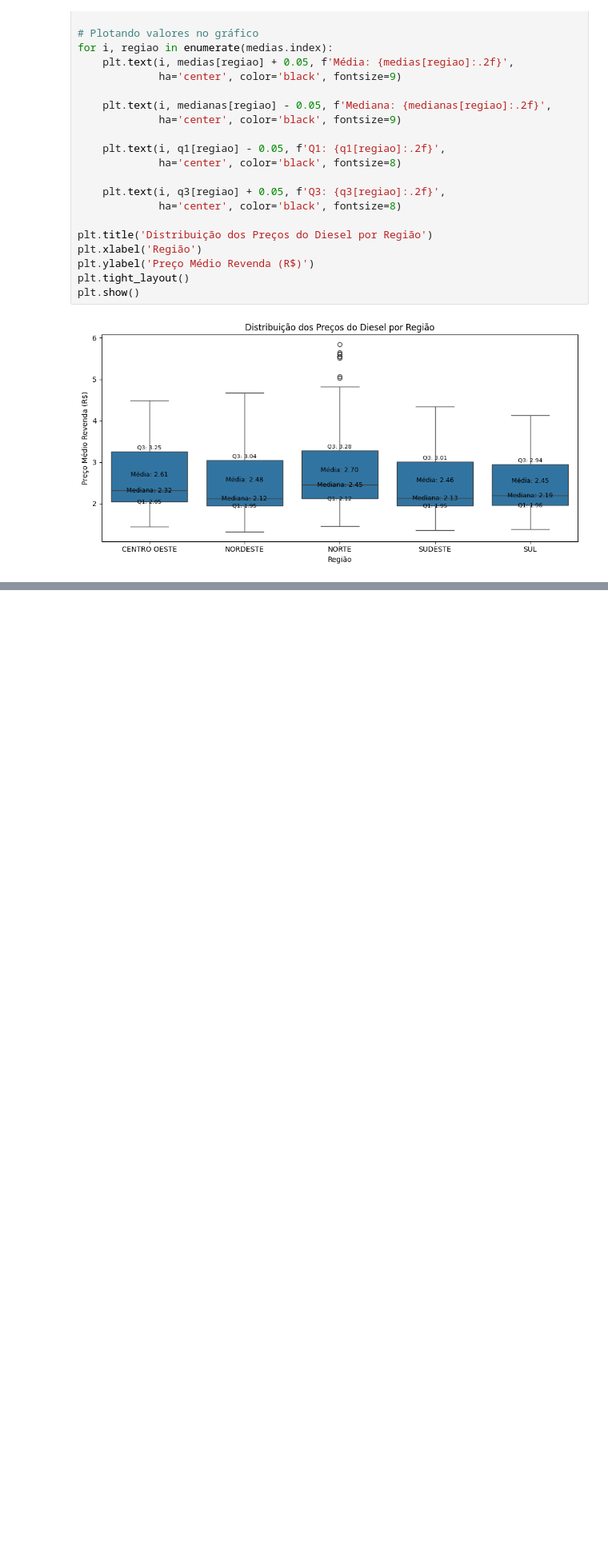
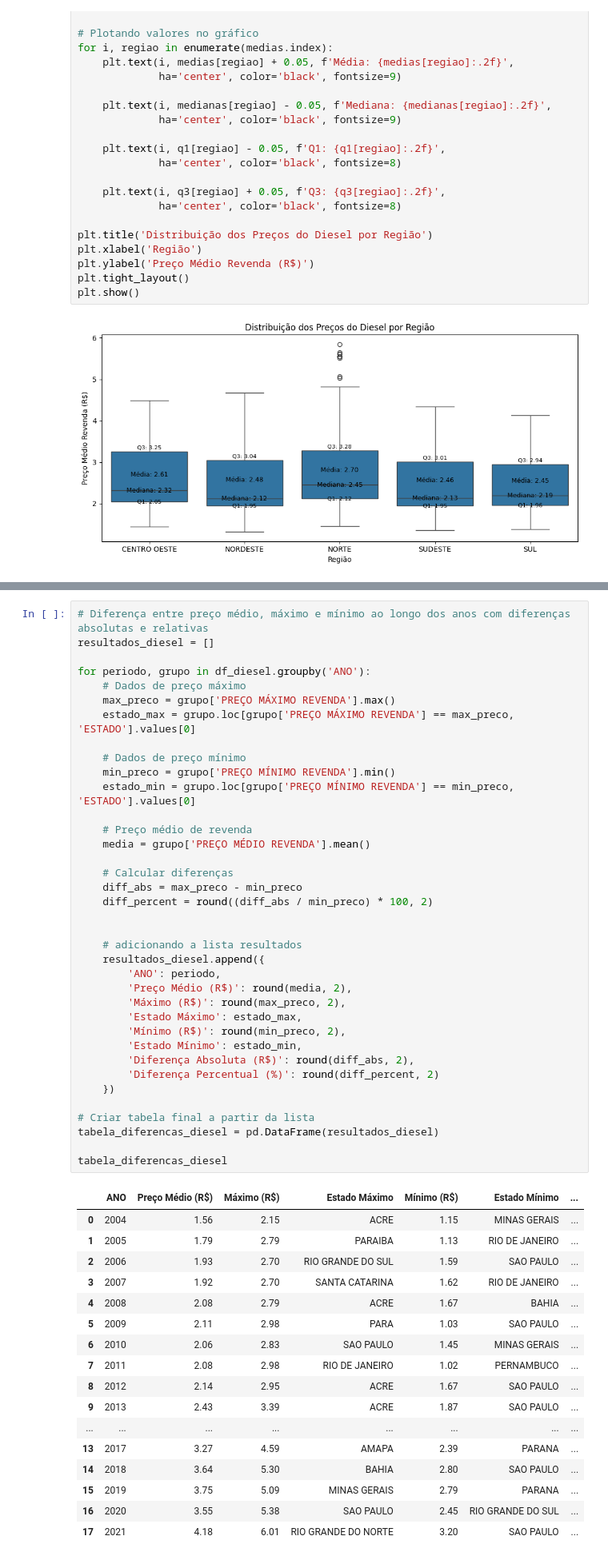
Before and after one commit to eborgesfreitas/analise-combustiveis, a Jupyter notebook: Notebooks/analise_exploratoria.ipynb, the cells around one changed output, grey strips where cells are left out. Shown at 80% size. Cells and saved outputs as stored; diff of their text form; blank space fills up the shorter version.

```diff
--- a/Notebooks/analise_exploratoria.ipynb
+++ b/Notebooks/analise_exploratoria.ipynb
@@ -431,0 +539,55 @@ tabela_diferencas
+# %%
+# Diferença entre preço médio, máximo e mínimo ao longo dos anos com diferenças absolutas e relativas
+resultados_diesel = []
+
+for periodo, grupo in df_diesel.groupby('ANO'):
+    # Dados de preço máximo
+    max_preco = grupo['PREÇO MÁXIMO REVENDA'].max()
+    estado_max = grupo.loc[grupo['PREÇO MÁXIMO REVENDA'] == max_preco, 'ESTADO'].values[0]
+
+    # Dados de preço mínimo
+    min_preco = grupo['PREÇO MÍNIMO REVENDA'].min()
+    estado_min = grupo.loc[grupo['PREÇO MÍNIMO REVENDA'] == min_preco, 'ESTADO'].values[0]
+
+    # Preço médio de revenda
+    media = grupo['PREÇO MÉDIO REVENDA'].mean()
+
+    # Calcular diferenças
+    diff_abs = max_preco - min_preco
+    diff_percent = round((diff_abs / min_preco) * 100, 2)
+
+
+    # adicionando a lista resultados
+    resultados_diesel.append({
+        'ANO': periodo,
+        'Preço Médio (R$)': round(media, 2),
+        'Máximo (R$)': round(max_preco, 2),
+        'Estado Máximo': estado_max,
+        'Mínimo (R$)': round(min_preco, 2),
+        'Estado Mínimo': estado_min,
+        'Diferença Absoluta (R$)': round(diff_abs, 2),
+        'Diferença Percentual (%)': round(diff_percent, 2)
+    })
+
+# Criar tabela final a partir da lista
+tabela_diferencas_diesel = pd.DataFrame(resultados_diesel)
+
+tabela_diferencas_diesel
+# %% [output]
+|  | ANO | Preço Médio (R$) | Máximo (R$) | Estado Máximo | Mínimo (R$) | Estado Mínimo | ... |
+| 0 | 2004 | 1.56 | 2.15 | ACRE | 1.15 | MINAS GERAIS | ... |
+| 1 | 2005 | 1.79 | 2.79 | PARAIBA | 1.13 | RIO DE JANEIRO | ... |
+| 2 | 2006 | 1.93 | 2.70 | RIO GRANDE DO SUL | 1.59 | SAO PAULO | ... |
+| 3 | 2007 | 1.92 | 2.70 | SANTA CATARINA | 1.62 | RIO DE JANEIRO | ... |
+| 4 | 2008 | 2.08 | 2.79 | ACRE | 1.67 | BAHIA | ... |
+| 5 | 2009 | 2.11 | 2.98 | PARA | 1.03 | SAO PAULO | ... |
+| 6 | 2010 | 2.06 | 2.83 | SAO PAULO | 1.45 | MINAS GERAIS | ... |
+| 7 | 2011 | 2.08 | 2.98 | RIO DE JANEIRO | 1.02 | PERNAMBUCO | ... |
+| 8 | 2012 | 2.14 | 2.95 | ACRE | 1.67 | SAO PAULO | ... |
+| 9 | 2013 | 2.43 | 3.39 | ACRE | 1.87 | SAO PAULO | ... |
+| ... | ... | ... | ... | ... | ... | ... | ... |
+| 13 | 2017 | 3.27 | 4.59 | AMAPA | 2.39 | PARANA | ... |
+| 14 | 2018 | 3.64 | 5.30 | BAHIA | 2.80 | SAO PAULO | ... |
+| 15 | 2019 | 3.75 | 5.09 | MINAS GERAIS | 2.79 | PARANA | ... |
+| 16 | 2020 | 3.55 | 5.38 | SAO PAULO | 2.45 | RIO GRANDE DO SUL | ... |
+| 17 | 2021 | 4.18 | 6.01 | RIO GRANDE DO NORTE | 3.20 | SAO PAULO | ... |
```
Also changed, not shown: parts of 15 cells of this notebook, 1 other file.
